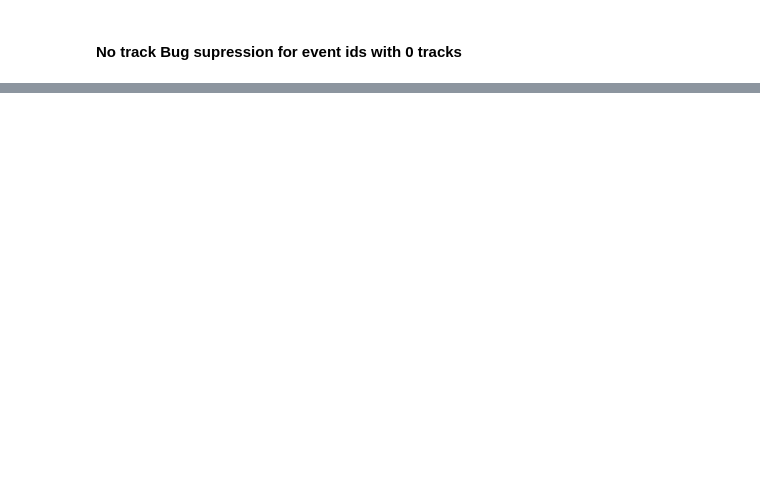
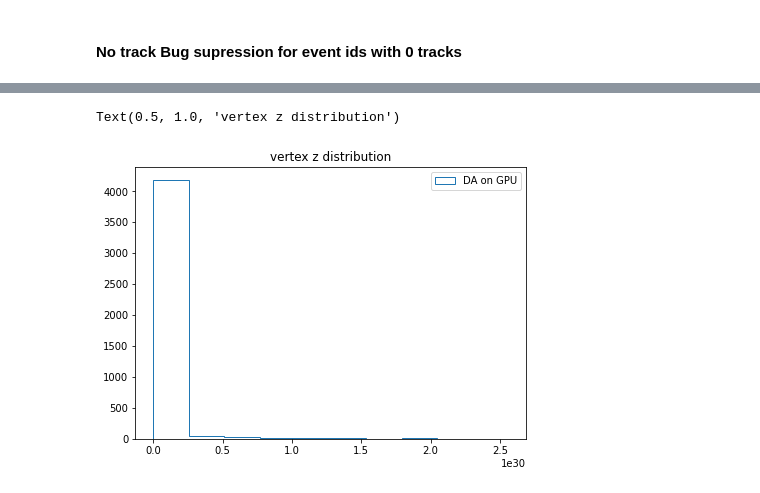
Before and after one commit to ats2008/DAonGPU, a Jupyter notebook: ValidationForDA.ipynb, the cells around one changed output, grey strips where cells are left out. Cells and saved outputs as stored; diff of their text form; code cells hidden in the pictures; blank space fills up the shorter version.

```diff
--- a/ValidationForDA.ipynb
+++ b/ValidationForDA.ipynb
@@ -255,10 +310,14 @@ print(max(dN),min(dN))
 # %%
 plt.figure(figsize=(7,5))
-plt.hist(zVertexReco,histtype='step',label='DA on CPU')
+# plt.hist(zVertexReco,histtype='step',label='DA on CPU')
 plt.hist(zVertexDAonGPU,histtype='step',label='DA on GPU')
 plt.legend()
 plt.title('vertex z distribution')
+# plt.yscale('log')
 # plt.savefig("zDistribution.png")
+# %% [output]
+Text(0.5, 1.0, 'vertex z distribution')
+[figure, added]
 # %%
 idx=1
 
```
Also changed, not shown: parts of 9 cells of this notebook, 2 other files.
